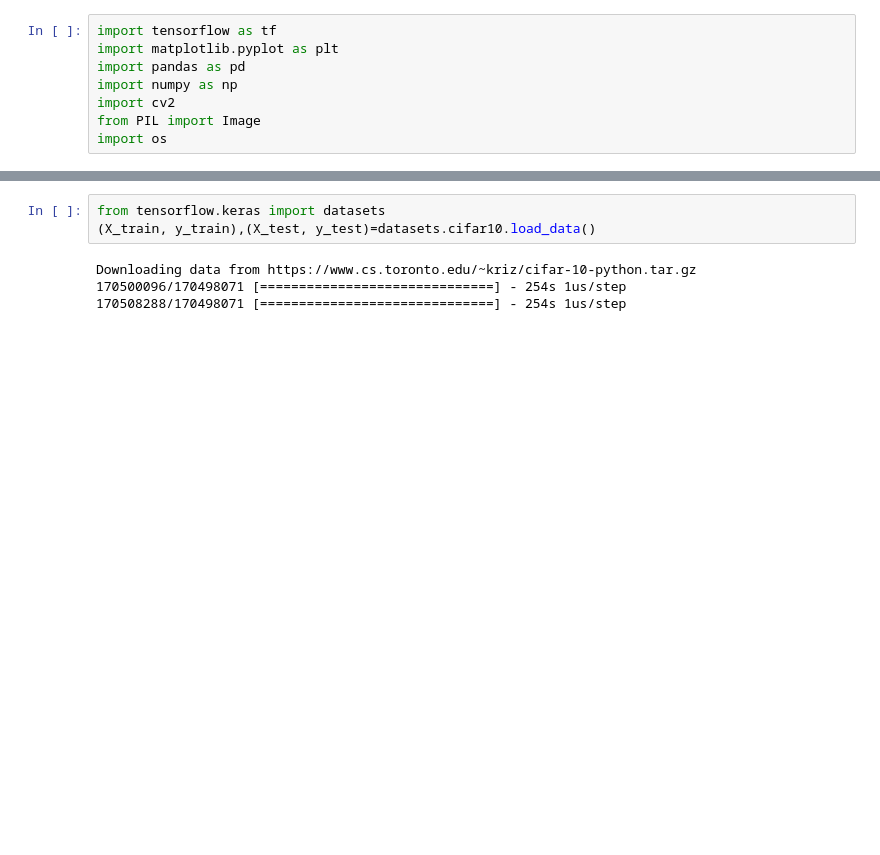
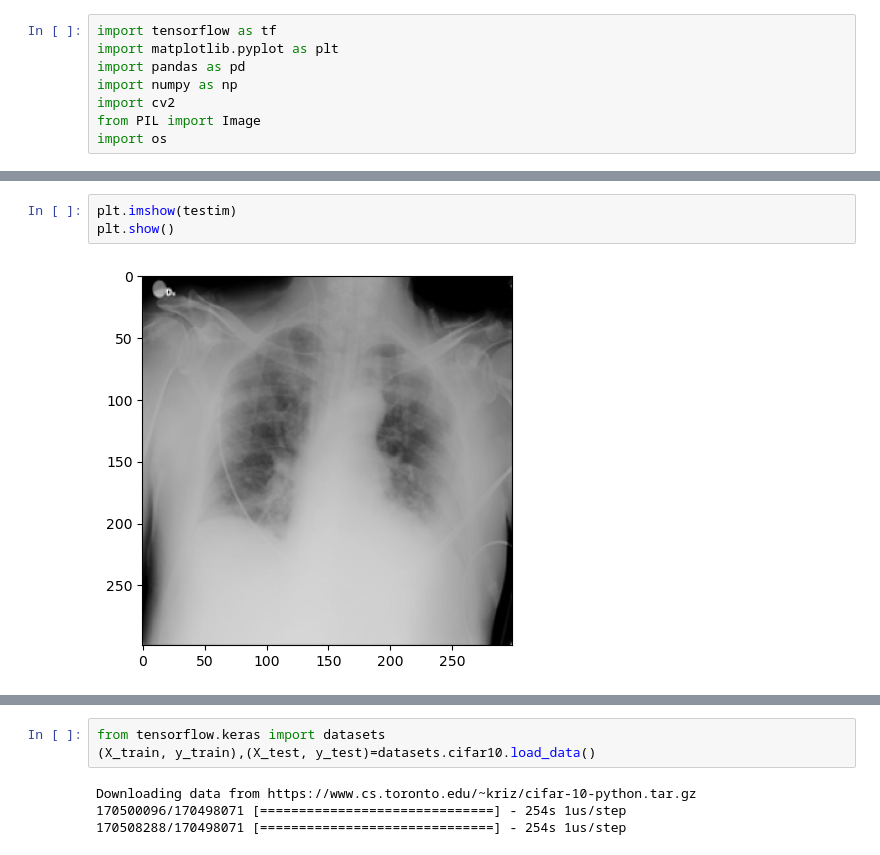
Before and after one commit to noahvendrig/covid-xray-classifier, a Jupyter notebook: multi_classifier.ipynb, the cells around one changed output, grey strips where cells are left out. Drawn from its saved outputs; the diff is of its cells as text; blank space fills up the shorter version.

```diff
--- a/multi_classifier.ipynb
+++ b/multi_classifier.ipynb
@@ -34,0 +38,5 @@ class_names = ['normal','covid','pneumonia']
+# %%
+plt.imshow(testim)
+plt.show()
+# %% [output]
+[figure, added]
```
Also changed, not shown: parts of 14 cells of this notebook.
